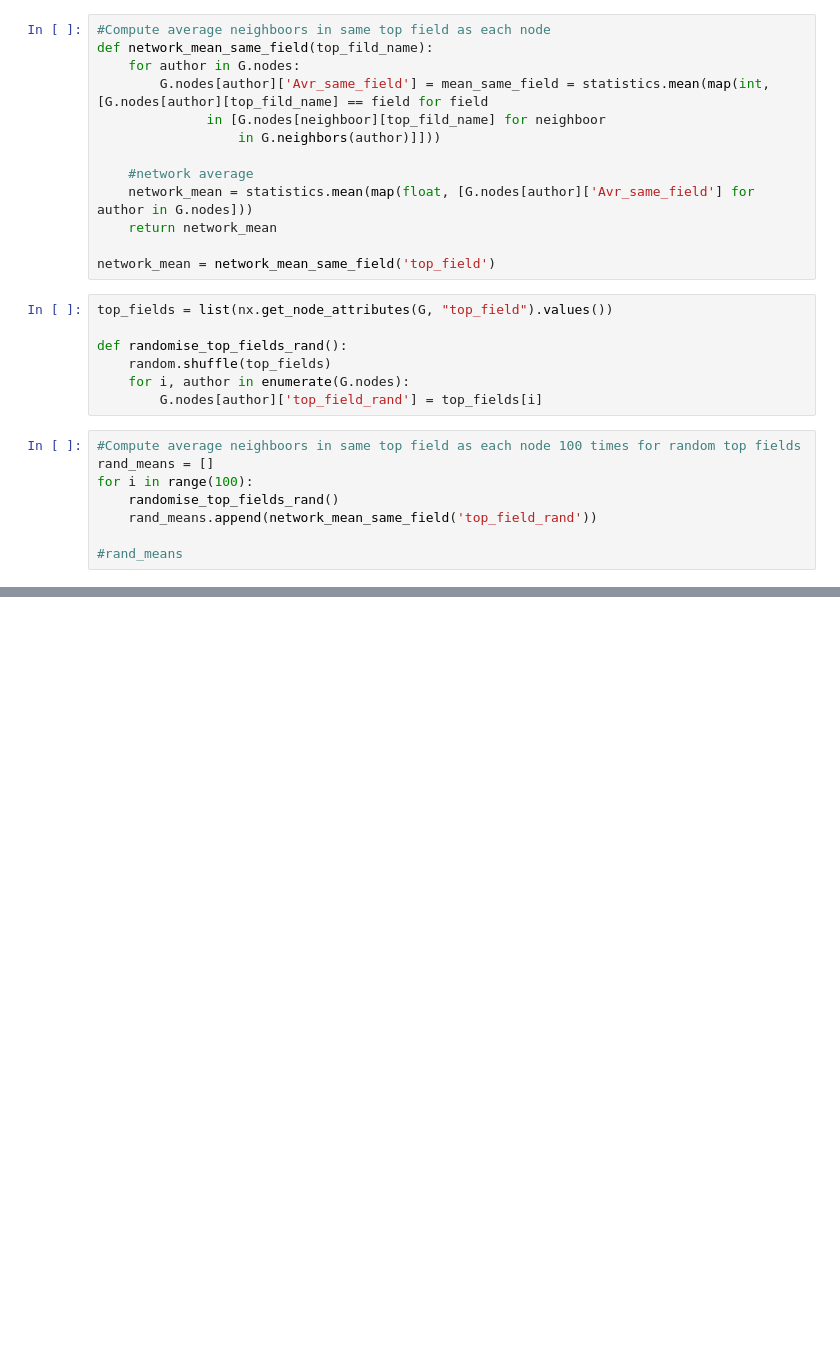
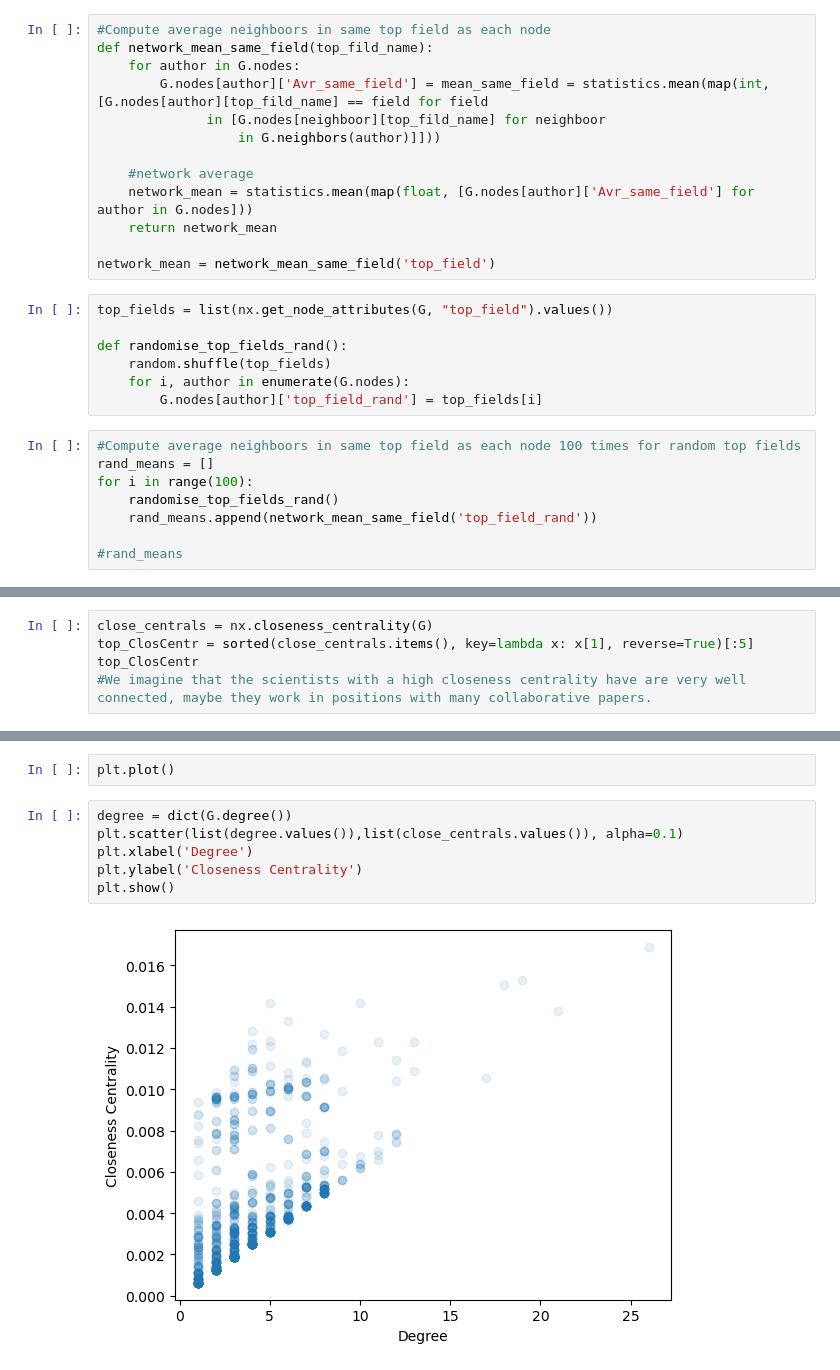
Before and after one commit to nimoror/Assignment2_CSS, a Jupyter notebook: Week6.ipynb, the cells around one changed output, grey strips where cells are left out. Drawn from its saved outputs; the diff is of its cells as text; blank space fills up the shorter version.

```diff
--- a/Week6.ipynb
+++ b/Week6.ipynb
@@ -51,0 +70,5 @@ p_value
+# %%
+close_centrals = nx.closeness_centrality(G)
+top_ClosCentr = sorted(close_centrals.items(), key=lambda x: x[1], reverse=True)[:5]
+top_ClosCentr
+#We imagine that the scientists with a high closeness centrality have are very well connected, maybe they work in positions with many collaborative papers.
@@ -51,0 +94,10 @@ p_value
+# %%
+plt.plot()
+# %%
+degree = dict(G.degree())
+plt.scatter(list(degree.values()),list(close_centrals.values()), alpha=0.1)
+plt.xlabel('Degree')
+plt.ylabel('Closeness Centrality')
+plt.show()
+# %% [output]
+[figure, added]
```
Also changed, not shown: parts of 7 cells of this notebook.
